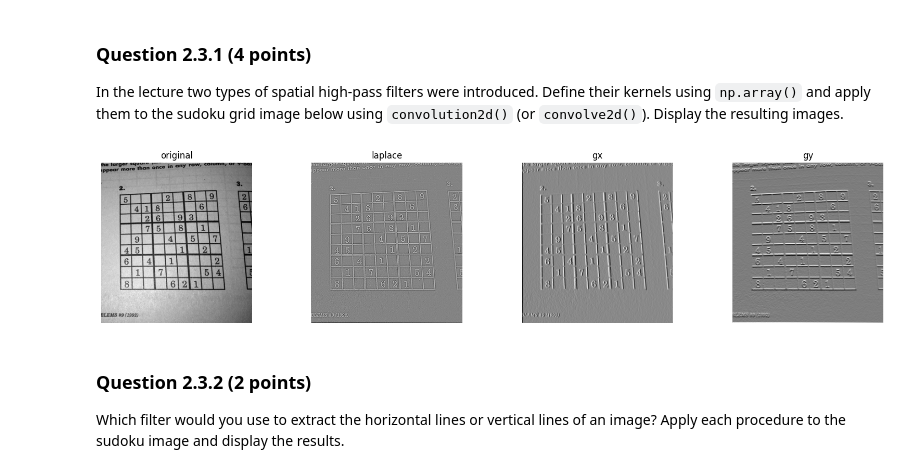
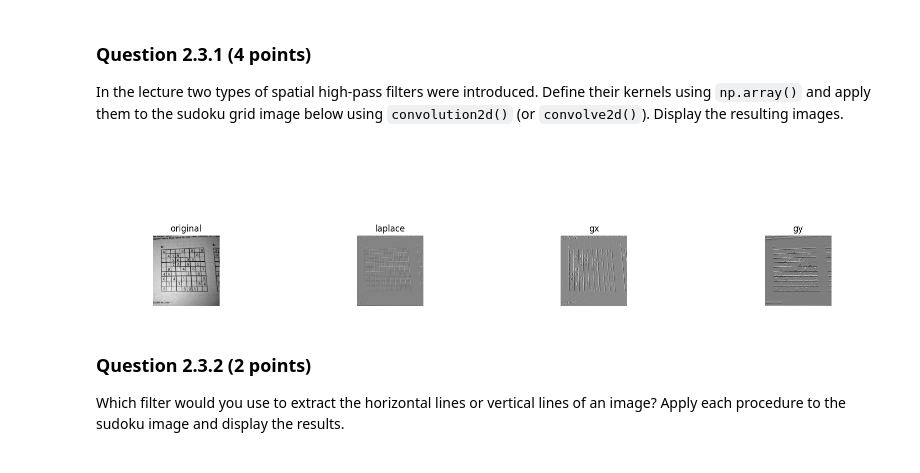
Before and after one commit to johqniel/Computer-Vision-Course-Uni-Koeln, a Jupyter notebook: Assignments/assignment_2.ipynb, the cells around one changed output. Saved outputs shown, nothing was run; the diff lists cells and outputs as text; code cells hidden in the pictures.

```diff
--- a/Assignments/assignment_2.ipynb
+++ b/Assignments/assignment_2.ipynb
@@ -168,7 +168,7 @@ def export_as_grayscale(data):
     plt.axis('off') # Hides the axes/numbers for a clean look
     plt.show()
 
-def display_side_by_side(images, titles, *, histogram: bool = False):
+def display_side_by_side(images, titles, *, histogram: bool = False, main_title = None):
 
     # default values
     n_rows = 1
@@ -180,9 +180,20 @@ def display_side_by_side(images, titles, *, histogram: bool = False):
 
     # Create a figure and a set of subplots.
     # n_rows, and 'len(images)' columns. figsize stretches it out horizontally.
-    fig, axes = plt.subplots(n_rows, len(images), figsize=(5 * n_images, n_rows * 4))
+    fig, axes = plt.subplots(n_rows + 1, len(images), figsize=(5 * n_images, n_rows * 4))
 
-    axes = np.array(axes).reshape(n_rows, n_images) # reshape for case n_rows == 1
+    axes = np.array(axes).reshape(n_rows + 1, n_images) # reshape for case n_rows == 1
+
+    # Main Title Row
+
+    if main_title:
+        title = main_title
+        ax_img = axes[0][1]
+        ax_img.set_title(title)
+
+    for i in range (n_images):
+        ax_img = axes[0][i]
+        ax_img.axis('off')
 
     # FIRST ROW
 
@@ -191,7 +202,7 @@ def display_side_by_side(images, titles, *, histogram: bool = False):
         img = images[i]
         title = titles[i]
 
-        ax_img = axes[0][i]
+        ax_img = axes[1][i]
 
         # plot magic
         ax_img.imshow(img, cmap='gray')
@@ -207,7 +218,7 @@ def display_side_by_side(images, titles, *, histogram: bool = False):
         for i in range(n_images):
             # vars
             img = images[i]
-            ax_hist = axes[1][i]
+            ax_hist = axes[2][i]
 
             # plot magic
             ax_hist.hist(img.ravel(), bins=256, range=[0, 256], color='gray', alpha=0.7)
@@ -583,28 +594,34 @@ Define their kernels using `np.array()` and apply them to the sudoku grid image
 # %%
 sudoku = cv2.cvtColor(url2img("https://github.com/bozeklab/ComputerVision_SS24/blob/main/resources/assignment_2/sudoku.png?raw=true"), cv2.COLOR_BGR2GRAY)
 
 # kernel = np.array([...])
 
-laplacian_kernel = np.array([[0,1,0],
+#def laplacian_kernel(size):
+
+
+laplacian_kernel_small = np.array([[0,1,0],
                              [1,-4,1],
                              [0,1,0]])
 
 
-gx_kernel = np.array([[-1,-2,-1],
+gx_kernel_small = np.array([[-1,-2,-1],
                              [0,0,0],
                              [1,2,1]])
 
-gy_kernel = np.array([[-1,0,1],
+gy_kernel_small = np.array([[-1,0,1],
                              [-2,0,2],
                              [-1,0,1]])
 
-laplace_sudoku = convolution2d(sudoku, laplacian_kernel)
-gx_sudoku = convolution2d(sudoku, gx_kernel)
-gy_sudoku = convolution2d(sudoku, gy_kernel)
+laplace_sudoku = convolution2d(sudoku, laplacian_kernel_small)
+gx_sudoku = convolution2d(sudoku, gx_kernel_small)
+gy_sudoku = convolution2d(sudoku, gy_kernel_small)
+
+gaussian_sudoku = convolution2d(sudoku, gaussian_kernel(25))
+simple_sudoku = convolution2d(sudoku, simple_kernel(25))
 
 display_side_by_side([sudoku, laplace_sudoku, gx_sudoku,gy_sudoku], ["original", "laplace", "gx", "gy"])
 # %% [output]
-[figure, old version]
+[figure, new version]
 # %% [markdown]
 ### Question 2.3.2 (2 points)
 Which filter would you use to extract the horizontal lines or vertical lines of an image? Apply each procedure to the sudoku image and display the results.
```
Also changed, not shown: parts of 9 cells of this notebook.
